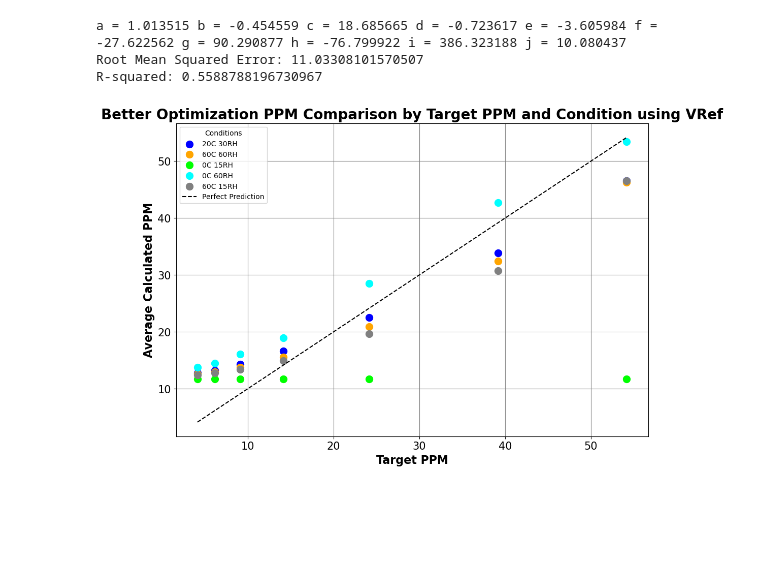
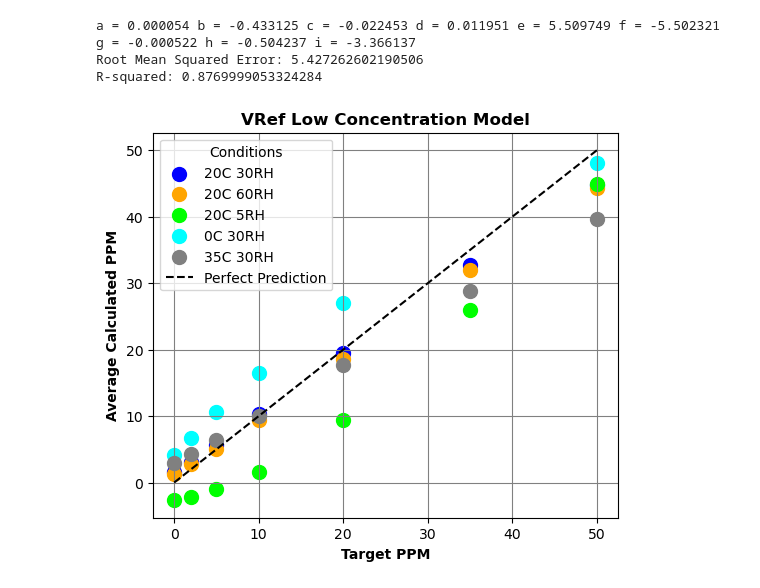
Before and after one commit to Coopsims/MethaneDataScience, a Jupyter notebook: Ben_s_Analysis/Equation Visuals/Final-Graphs-Notebook.ipynb, the cells around one changed output. Drawn from its saved outputs; the diff is of its cells as text; code cells hidden in the pictures; blank space fills up the shorter version.

Commit message:
Working on getting final equations

```diff
--- a/Ben_s_Analysis/Equation Visuals/Final-Graphs-Notebook.ipynb
+++ b/Ben_s_Analysis/Equation Visuals/Final-Graphs-Notebook.ipynb
@@ -8,31 +9,27 @@ from Ben_s_Analysis.FunkEquations import Funk_Equation_LowPPM
 # %%
 # Loading in Data:
-data = pd.read_csv("/Users/benfunk/DataspellProjects/MethaneDataScience/Output/FullVRefMatrix.csv")
+data = pd.read_csv("/Users/benfunk/DataspellProjects/MethaneDataScience/Output/LowPPMMatrix.csv")
 # %%
 #calculate absolute humidity in g/m^3
 e_sat_standard = 6.112 * np.exp((17.67 * data['Temperature']) / (data['Temperature'] + 243.5))
 actual_pressure = data['RelativeHumidity'] * e_sat_standard
 xDataAH = (18.02*actual_pressure)/(100*(data['Temperature']+ 273.15)*0.08314)
 data['ActualHumidity'] = xDataAH
-data['Target PPM'] = data['Target PPM'] + 4.16
+data['Target PPM'] = data['Target PPM'] #+4.16
-# %%
-# Apply the Funk_Equation_LowPPM to each row to calculate 'Calculated PPM'
-data['Calculated PPM'] = data.apply(lambda row: Funk_Equation_LowPPM((row['Resistance'], row['ActualHumidity'], row['Temperature'])), axis=1)
 # %%
-from sklearn.metrics import mean_squared_error
-from sklearn.model_selection import train_test_split
 
-#p0 = [0.711201, 0.071861, -14.961631, 0.000950, -5.994732, 2.459324, -0.000266, 2.459146, -16.168544, -1.855425]
-p0 = [1] * 10
+
+p0 = [0.711201, 0.071861, -14.961631, 0.000950, -5.994732, 2.459324, -0.000266, -16.168544, -1.855425]
+#p0 = [1] * 9
 
 X = data.drop('Target PPM', axis='columns')
 y = data.loc[:, 'Target PPM']
 
 import scipy.optimize as sc
-def funkEQ(X, a, b, c, d, e, f, g, h, i, j):
+def funkEQ(X, a, b, c, d, e, f, g, h, i):
     R, H, T = X
     with np.errstate(over='ignore'):
-        stuff = a**((((-1*R)/(H**b))*c)+(-1*H*d)+(-1*T*e)+(((-1*T*f)/(H**g))*h)+i) + j
+        stuff = a**((((-1*R)/(H**b))*c)+(-1*H*d)+(-1*T*e)+(((-1*T*f)/(H**g)))+h) + i
     return stuff
 
 X_train, X_test, y_train, y_test = train_test_split(X, y, test_size=0.1)
@@ -55,11 +52,13 @@ print('Root Mean Squared Error:', rmse)
 # Calculate and print R-Squared
 r2 = r2_score(y_test, y_pred) # add this line
 print('R-squared:', r2)
+
+
 # 0.88
 # %% [output]
-a = 1.013515 b = -0.454559 c = 18.685665 d = -0.723617 e = -3.605984 f = -27.622562 g = 90.290877 h = -76.799922 i = 386.323188 j = 10.080437
-Root Mean Squared Error: 11.03308101570507
-R-squared: 0.5588788196730967
+a = 0.000054 b = -0.433125 c = -0.022453 d = 0.011951 e = 5.509749 f = -5.502321 g = -0.000522 h = -0.504237 i = -3.366137
+Root Mean Squared Error: 5.427262602190506
+R-squared: 0.8769999053324284
 # %%
 # Adjusting conditions to group them within a range of +-5
 '''
@@ -71,43 +70,43 @@ Grey 60C 15RH
 '''
 conditions = [
     ((data['Temperature'] >= 10) & (data['Temperature'] <= 30) & (data['RelativeHumidity'] >= 20) & (data['RelativeHumidity'] <= 40)),  # Blue
-    ((data['Temperature'] >= 50) & (data['Temperature'] <= 70) & (data['RelativeHumidity'] >= 55) & (data['RelativeHumidity'] <= 70)),  # Orange
-    ((data['Temperature'] >= -10) & (data['Temperature'] <= 10) & (data['RelativeHumidity'] >= 5) & (data['RelativeHumidity'] <= 25)),   # Lime
-    ((data['Temperature'] >= -10) & (data['Temperature'] <= 10) & (data['RelativeHumidity'] >= 50) & (data['RelativeHumidity'] <= 70)),   # Cyan
-    ((data['Temperature'] >= 50) & (data['Temperature'] <= 70) & (data['RelativeHumidity'] >= 10) & (data['RelativeHumidity'] <= 23))   # Grey
+    ((data['Temperature'] >= 10) & (data['Temperature'] <= 30) & (data['RelativeHumidity'] >= 55) & (data['RelativeHumidity'] <= 70)),  # Orange
+    ((data['Temperature'] >= 10) & (data['Temperature'] <= 30) & (data['RelativeHumidity'] >= 0) & (data['RelativeHumidity'] <= 10)),   # Lime
+    ((data['Temperature'] >= -10) & (data['Temperature'] <= 10) & (data['RelativeHumidity'] >= 20) & (data['RelativeHumidity'] <= 40)),   # Cyan
+    ((data['Temperature'] >= 30) & (data['Temperature'] <= 40) & (data['RelativeHumidity'] >= 20) & (data['RelativeHumidity'] <= 40))   # Grey
 ]
 
 # Assigning labels based on the conditions
-labels = ['20C 30RH', '60C 60RH', '0C 15RH', '0C 60RH', '60C 15RH']
+labels = ['20C 30RH', '20C 60RH', '20C 5RH', '0C 30RH', '35C 30RH']
 data['Label'] = np.select(conditions, labels, default='Other')
 
 # Assigning colors based on the same conditions
 colors = ['blue', 'orange', 'lime', 'cyan', 'gray']
 data['Color'] = np.select(conditions, colors, default='black')
 
 # Grouping data by Target PPM and Label, then calculating the mean for each group
 mean_data = data.groupby(['Target PPM', 'Label', 'Color']).mean().reset_index()
 
 # Setting up the plot
-plt.figure(figsize=(12, 8),facecolor='white')
+plt.figure(figsize=(6, 5),facecolor='white')
 plt.style.use('default')
 plt.grid(color='gray')
 # Plotting mean points for each Target PPM and condition
 for label, color in zip(labels, colors):
     subset = mean_data[mean_data['Label'] == label]
     plt.scatter(subset['Target PPM'], subset['Calculated PPM'], c=color, label=label, s=100, facecolor='white')  # s is the size of the points
 
 # Adding the y=x line to represent perfect prediction
 plt.plot([data['Target PPM'].min(), data['Target PPM'].max()], [data['Target PPM'].min(), data['Target PPM'].max()], 'k--', label='Perfect Prediction')
 
 # Adding labels, title, and legend
-plt.xlabel('Target PPM', fontsize=16, fontweight='bold')
-plt.ylabel('Average Calculated PPM', fontsize=16, fontweight='bold')
-plt.title('Better Optimization PPM Comparison by Target PPM and Condition using VRef', fontsize=20, fontweight='bold')
-plt.tick_params(axis='both', which='major', labelsize=15)
+plt.xlabel('Target PPM', fontweight='bold')
+plt.ylabel('Average Calculated PPM', fontweight='bold')
+plt.title('VRef Low Concentration Model', fontweight='bold')
+plt.tick_params(axis='both', which='major')
 plt.legend(title='Conditions')
 
 # Show the plot
 plt.show()
 # %% [output]
-[figure, old version]
+[figure, new version]
```
Also changed, not shown: parts of 3 cells of this notebook, 2 other files.
